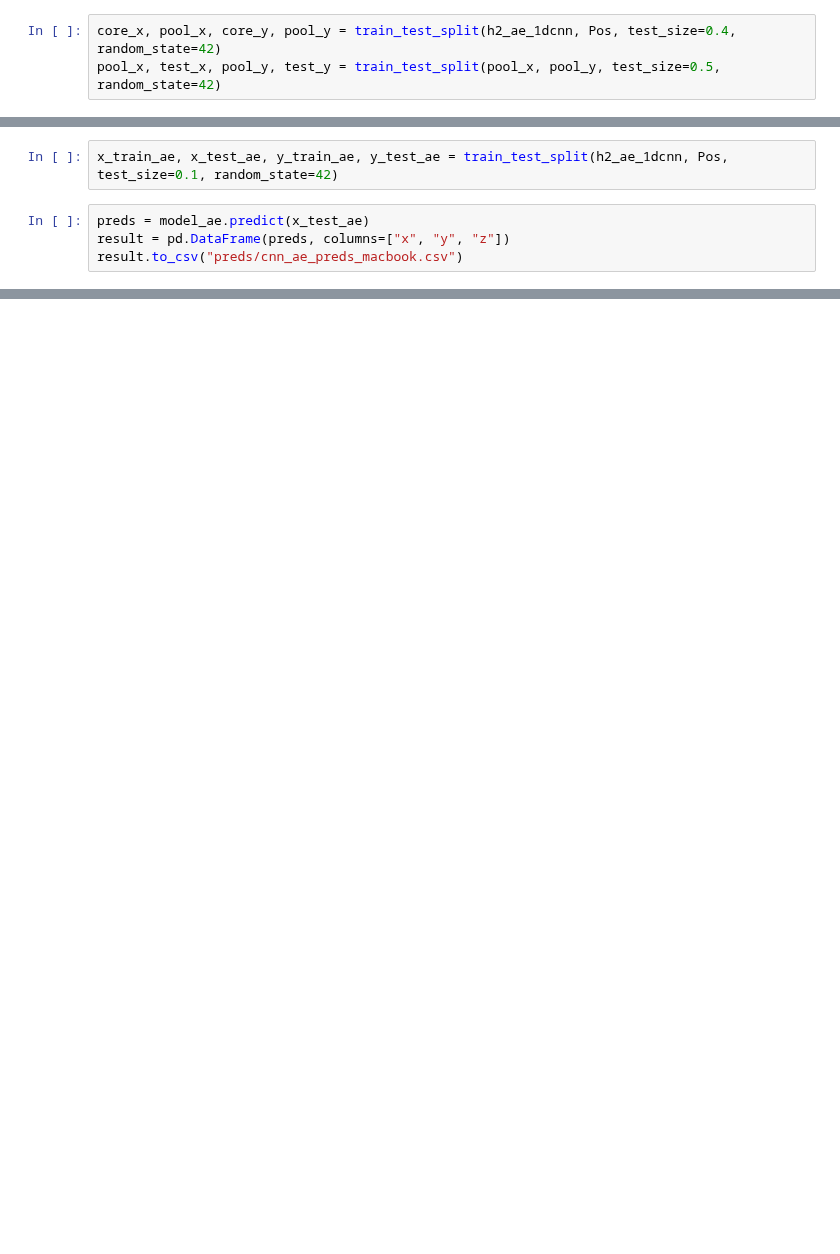
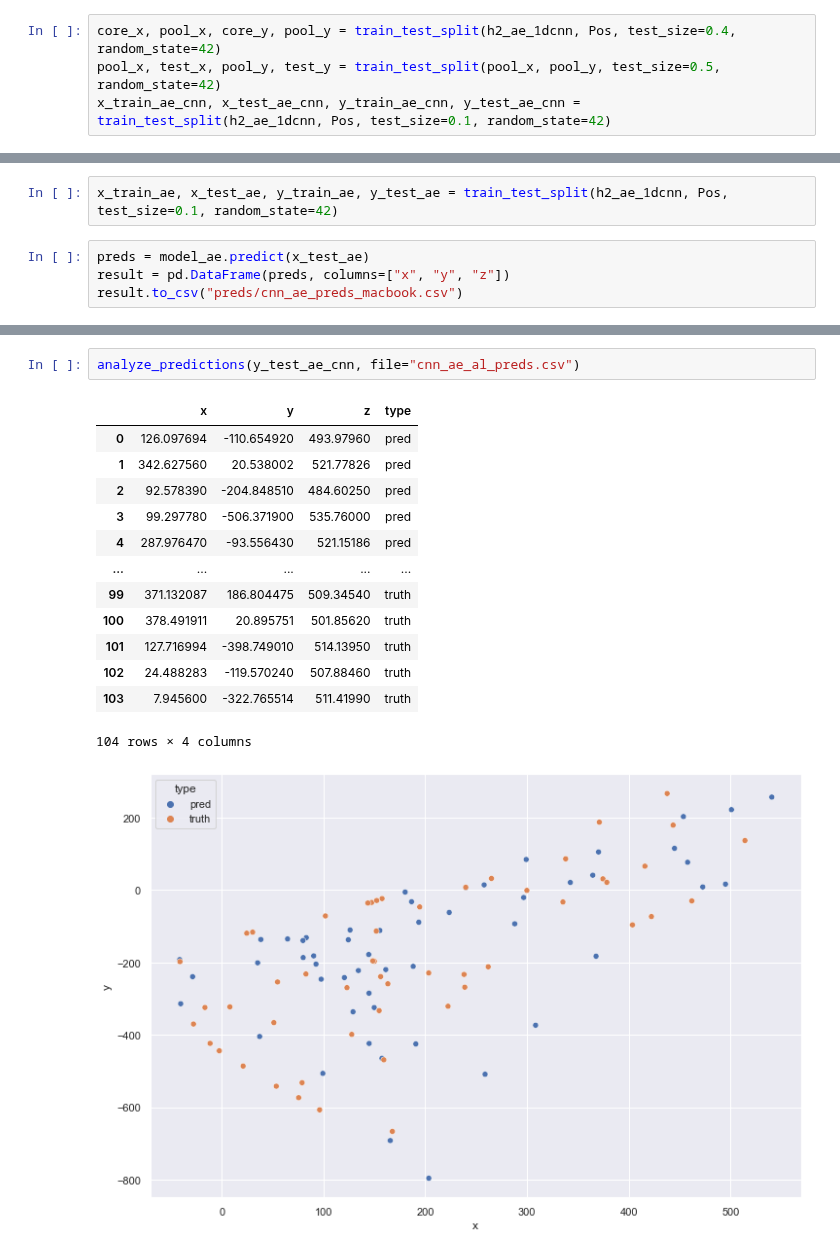
Before and after one commit to telenovelachuan/data_science, a Jupyter notebook: master_project/active_learning.ipynb, the cells around one changed output, grey strips where cells are left out. Cells and saved outputs as stored; diff of their text form; blank space fills up the shorter version.

```diff
--- a/master_project/active_learning.ipynb
+++ b/master_project/active_learning.ipynb
@@ -28,6 +28,7 @@ h2_ae.shape, Pos.shape
 # %%
 core_x, pool_x, core_y, pool_y = train_test_split(h2_ae_1dcnn, Pos, test_size=0.4, random_state=42)
 pool_x, test_x, pool_y, test_y = train_test_split(pool_x, pool_y, test_size=0.5, random_state=42)
+x_train_ae_cnn, x_test_ae_cnn, y_train_ae_cnn, y_test_ae_cnn = train_test_split(h2_ae_1dcnn, Pos, test_size=0.1, random_state=42)
 # %%
 # create 1-d cnn model
 def cnn_model1(input_shape, opt=Adam(1e-3), dropout_rate=0.2):
@@ -134,0 +156,17 @@ concat = analyze_predictions("cnn_ae_preds_macbook.csv", y_test_ae)
+# %%
+analyze_predictions(y_test_ae_cnn, file="cnn_ae_al_preds.csv")
+# %% [output]
+|  | x | y | z | type |
+| 0 | 126.097694 | -110.654920 | 493.97960 | pred |
+| 1 | 342.627560 | 20.538002 | 521.77826 | pred |
+| 2 | 92.578390 | -204.848510 | 484.60250 | pred |
+| 3 | 99.297780 | -506.371900 | 535.76000 | pred |
+| 4 | 287.976470 | -93.556430 | 521.15186 | pred |
+| ... | ... | ... | ... | ... |
+| 99 | 371.132087 | 186.804475 | 509.34540 | truth |
+| 100 | 378.491911 | 20.895751 | 501.85620 | truth |
+| 101 | 127.716994 | -398.749010 | 514.13950 | truth |
+| 102 | 24.488283 | -119.570240 | 507.88460 | truth |
+| 103 | 7.945600 | -322.765514 | 511.41990 | truth |
+104 rows × 4 columns
+[figure, added]
```
Also changed, not shown: parts of 5 cells of this notebook, 1 other file.
